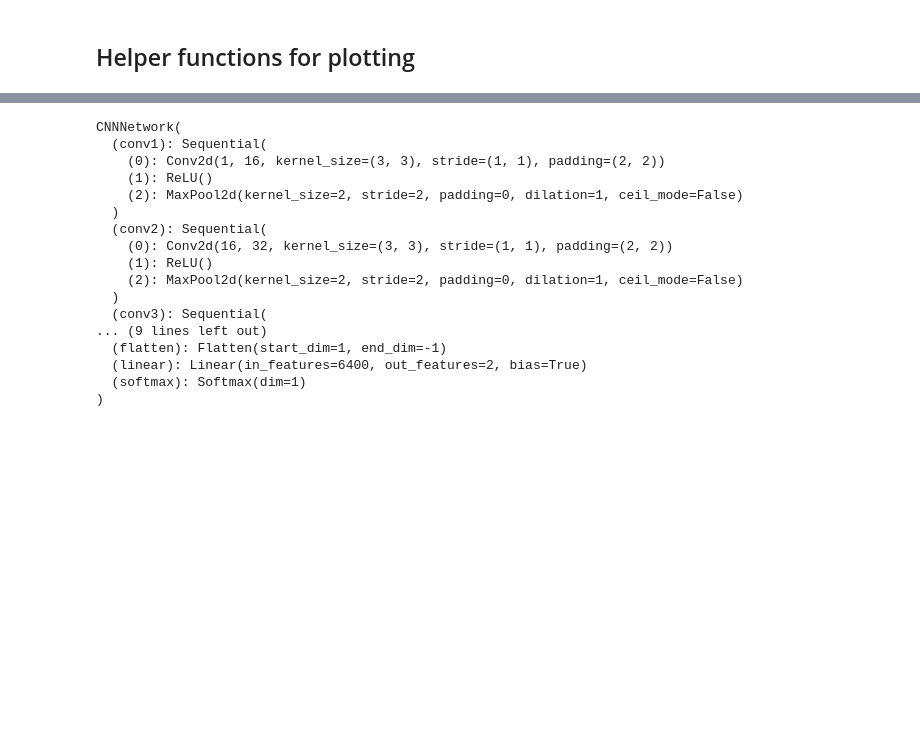
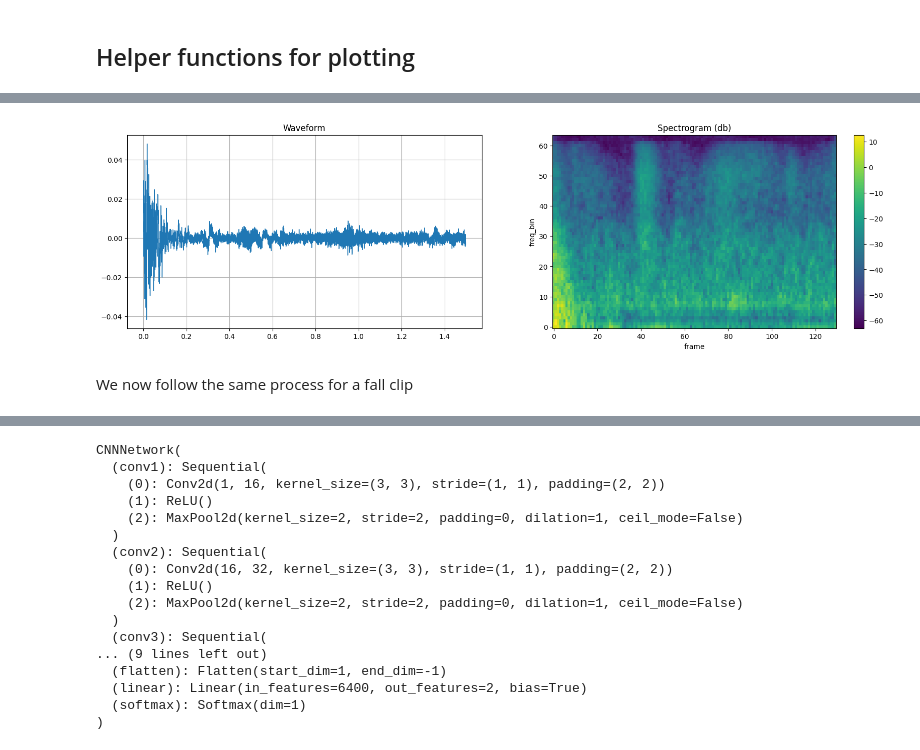
Before and after one commit to jaronsander/sip_data, a Jupyter notebook: demo.ipynb, the cells around one changed output, grey strips where cells are left out. Drawn from its saved outputs; the diff is of its cells as text; code cells hidden in the pictures; blank space fills up the shorter version.

```diff
--- a/demo.ipynb
+++ b/demo.ipynb
@@ -73,3 +86,3 @@ Audio(data=ambient, rate=sr)
 # %%
-pambient, asr = torchaudio.load('percussive_audio/ambient noise/ambient_1000_0.wav')
+pambient, asr = torchaudio.load('percussive_audio/ambient noise/ambient_110_0.wav')
 Audio(data=pambient, rate=asr)
@@ -76,3 +91,9 @@ Audio(data=pambient, rate=asr)
+# %%
+plot_audio(pambient, sr)
+# %% [output]
+[figure, added]
+# %% [markdown]
+We now follow the same process for a fall clip
 # %%
 fall, fsr = torchaudio.load('random_falls/random-fall_2_1.wav')
 Audio(data=fall, rate=fsr)
```
Also changed, not shown: parts of 23 cells of this notebook, 2 other files.
